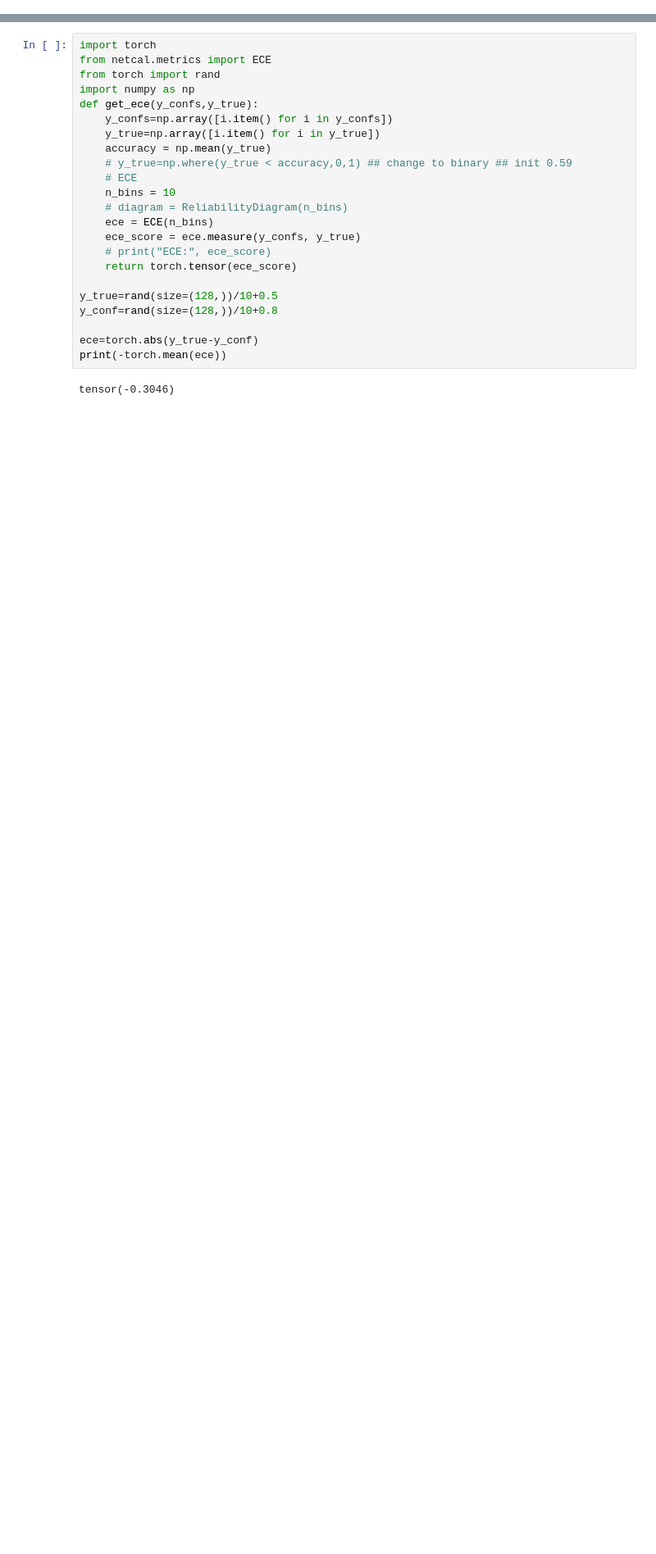
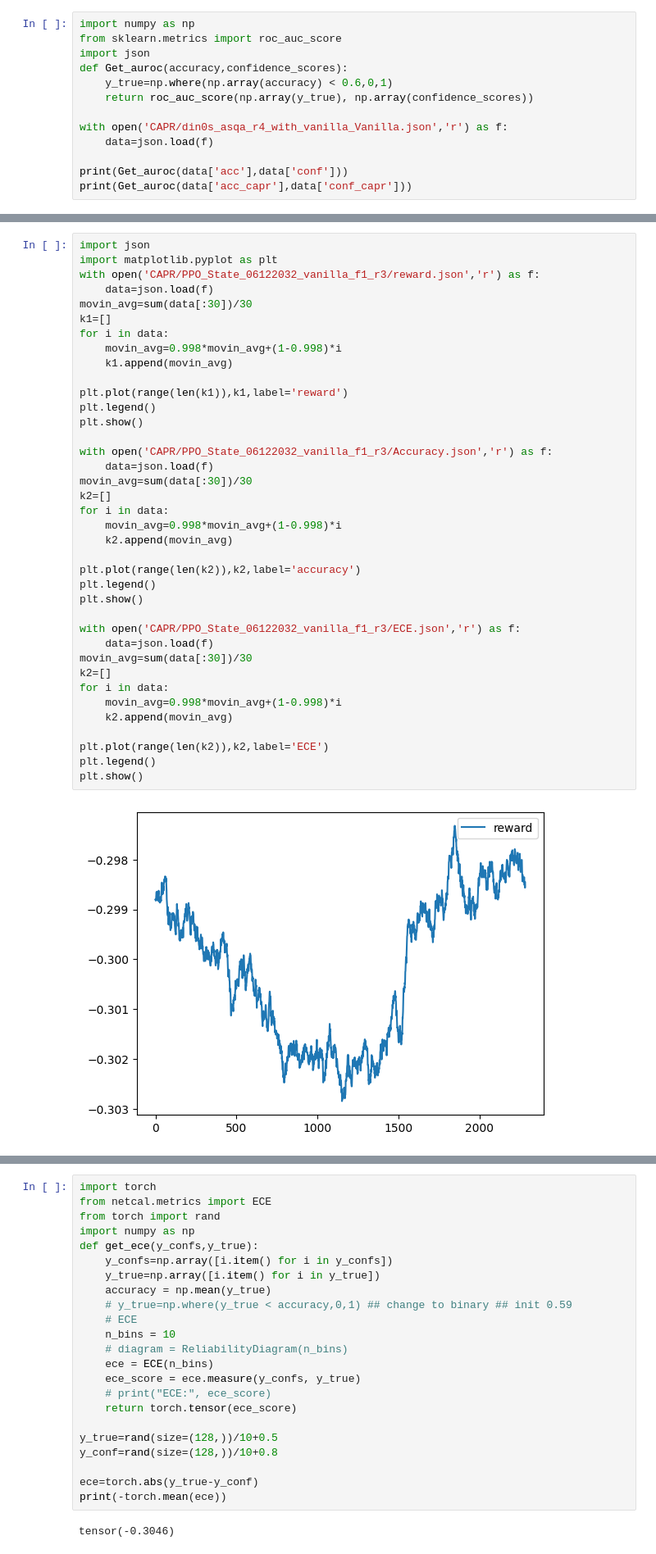
Before and after one commit to Qmaoboy/Confidence-is-all-you-need, a Jupyter notebook: pre_experiment.ipynb, the cells around one changed output, grey strips where cells are left out. Shown at 82% size. Cells and saved outputs as stored; diff of their text form; blank space fills up the shorter version.

```diff
--- a/pre_experiment.ipynb
+++ b/pre_experiment.ipynb
@@ -0,0 +1,13 @@
+# %%
+import numpy as np
+from sklearn.metrics import roc_auc_score
+import json
+def Get_auroc(accuracy,confidence_scores):
+    y_true=np.where(np.array(accuracy) < 0.6,0,1)
+    return roc_auc_score(np.array(y_true), np.array(confidence_scores))
+
+with open('CAPR/din0s_asqa_r4_with_vanilla_Vanilla.json','r') as f:
+    data=json.load(f)
+
+print(Get_auroc(data['acc'],data['conf']))
+print(Get_auroc(data['acc_capr'],data['conf_capr']))
@@ -0,0 +17,40 @@
+# %%
+import json
+import matplotlib.pyplot as plt
+with open('CAPR/PPO_State_06122032_vanilla_f1_r3/reward.json','r') as f:
+    data=json.load(f)
+movin_avg=sum(data[:30])/30
+k1=[]
+for i in data:
+    movin_avg=0.998*movin_avg+(1-0.998)*i
+    k1.append(movin_avg)
+
+plt.plot(range(len(k1)),k1,label='reward')
+plt.legend()
+plt.show()
+
+with open('CAPR/PPO_State_06122032_vanilla_f1_r3/Accuracy.json','r') as f:
+    data=json.load(f)
+movin_avg=sum(data[:30])/30
+k2=[]
+for i in data:
+    movin_avg=0.998*movin_avg+(1-0.998)*i
+    k2.append(movin_avg)
+
+plt.plot(range(len(k2)),k2,label='accuracy')
+plt.legend()
+plt.show()
+
+with open('CAPR/PPO_State_06122032_vanilla_f1_r3/ECE.json','r') as f:
+    data=json.load(f)
+movin_avg=sum(data[:30])/30
+k2=[]
+for i in data:
+    movin_avg=0.998*movin_avg+(1-0.998)*i
+    k2.append(movin_avg)
+
+plt.plot(range(len(k2)),k2,label='ECE')
+plt.legend()
+plt.show()
+# %% [output]
+[figure, added]
```
Also changed, not shown: parts of 2 cells of this notebook, 35 other files.
